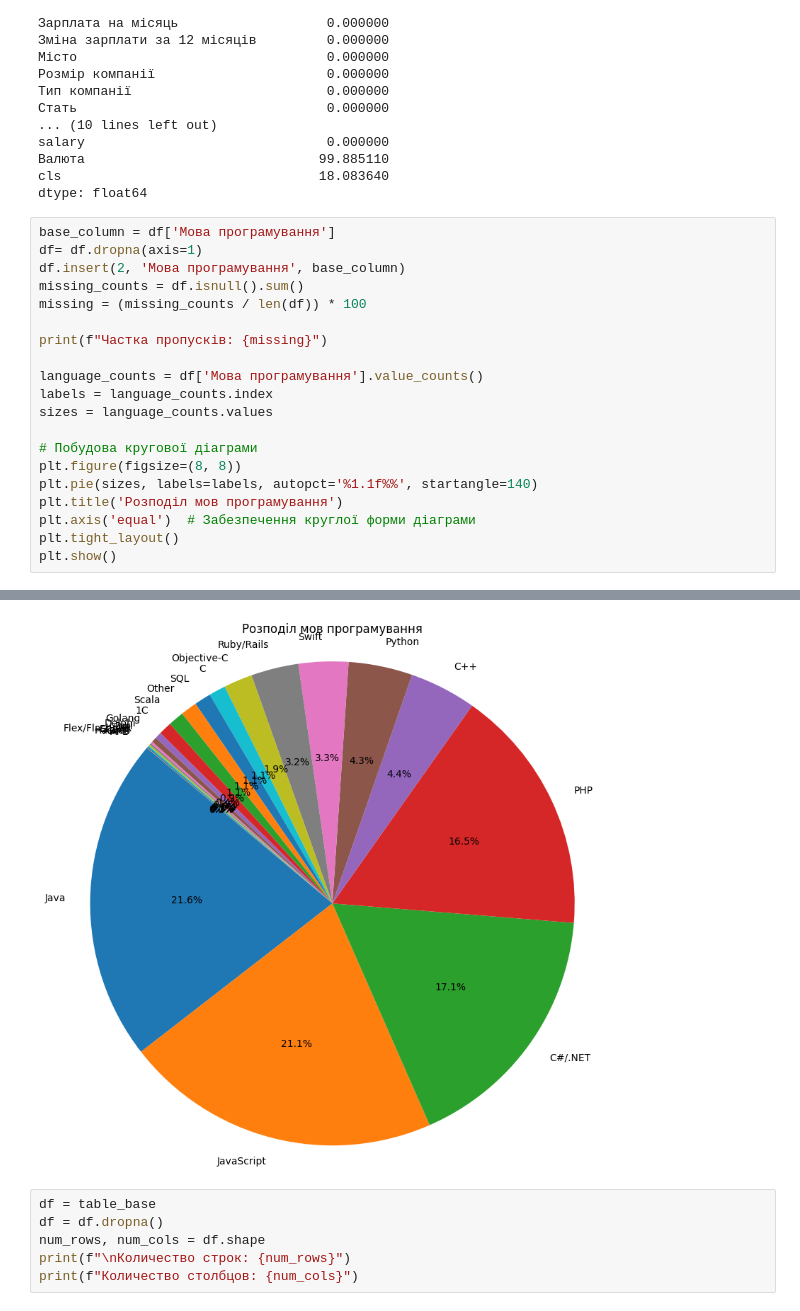
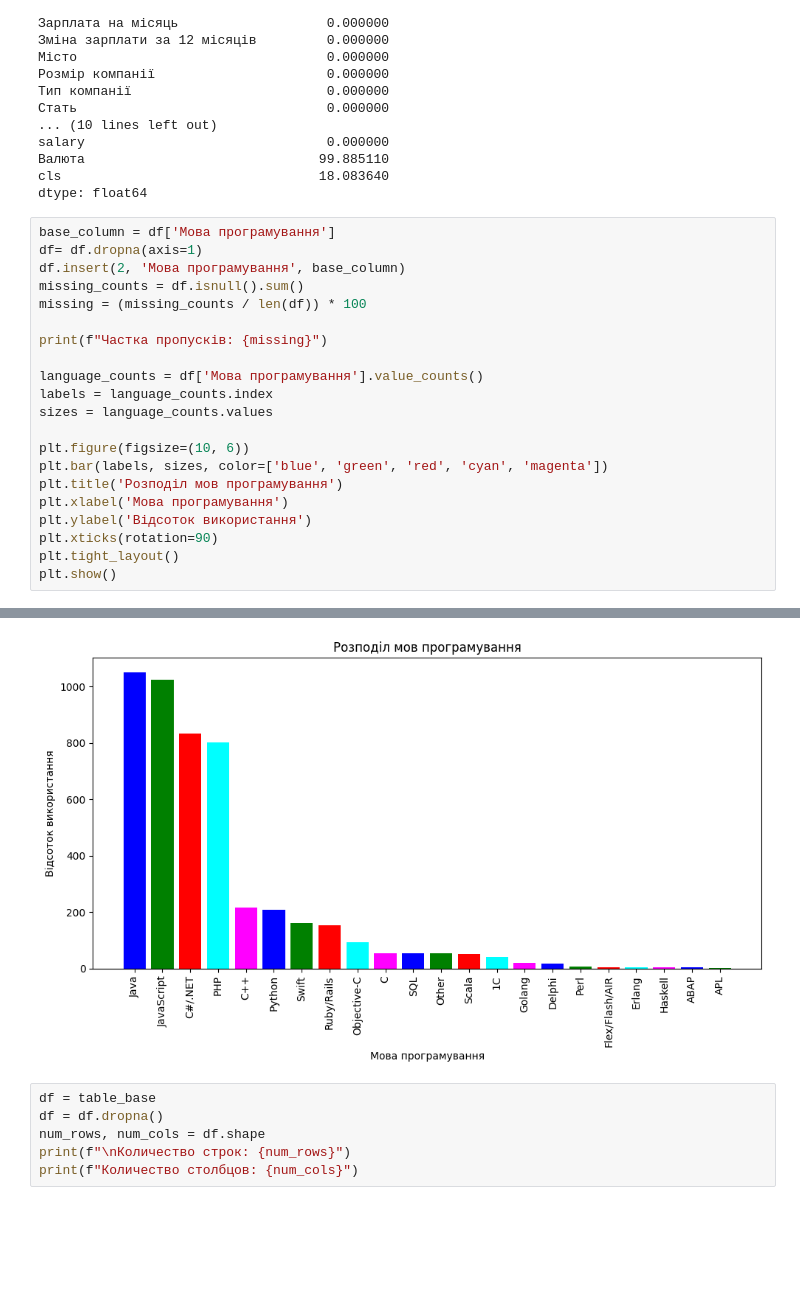
Before and after one commit to PollyK21/data_hw2, a Jupyter notebook: Hw2.2.ipynb, the cells around one changed output, grey strips where cells are left out. Cells and saved outputs as stored; diff of their text form; blank space fills up the shorter version.

```diff
--- a/Hw2.2.ipynb
+++ b/Hw2.2.ipynb
@@ -81,38 +77,39 @@ df.insert(2, 'Мова програмування', base_column)
 missing_counts = df.isnull().sum()
 missing = (missing_counts / len(df)) * 100
 
 print(f"Частка пропусків: {missing}")
 
 language_counts = df['Мова програмування'].value_counts()
 labels = language_counts.index
 sizes = language_counts.values
 
-# Побудова кругової діаграми
-plt.figure(figsize=(8, 8))
-plt.pie(sizes, labels=labels, autopct='%1.1f%%', startangle=140)
+plt.figure(figsize=(10, 6))
+plt.bar(labels, sizes, color=['blue', 'green', 'red', 'cyan', 'magenta'])
 plt.title('Розподіл мов програмування')
-plt.axis('equal')  # Забезпечення круглої форми діаграми
+plt.xlabel('Мова програмування')
+plt.ylabel('Відсоток використання')
+plt.xticks(rotation=90)
 plt.tight_layout()
 plt.show()
 # %% [output]
 Частка пропусків: N                                    0.000000
 Посада                               0.000000
 Мова програмування                  44.232537
 Загальний досвід роботи              0.000000
 Досвід роботи на поточному місці     0.000000
 Зарплата на місяць                   0.000000
 Зміна зарплати за 12 місяців         0.000000
 Місто                                0.000000
 Розмір компанії                      0.000000
 Тип компанії                         0.000000
 Стать                                0.000000
 Вік                                  0.000000
 ... (5 lines left out)
 exp                                  0.000000
 current_job_exp                      0.000000
 salary                               0.000000
 dtype: float64
-[figure, old version]
+[figure, new version]
 # %%
 df = table_base
 df = df.dropna()
```
Also changed, not shown: parts of 3 cells of this notebook, 2 other files.
